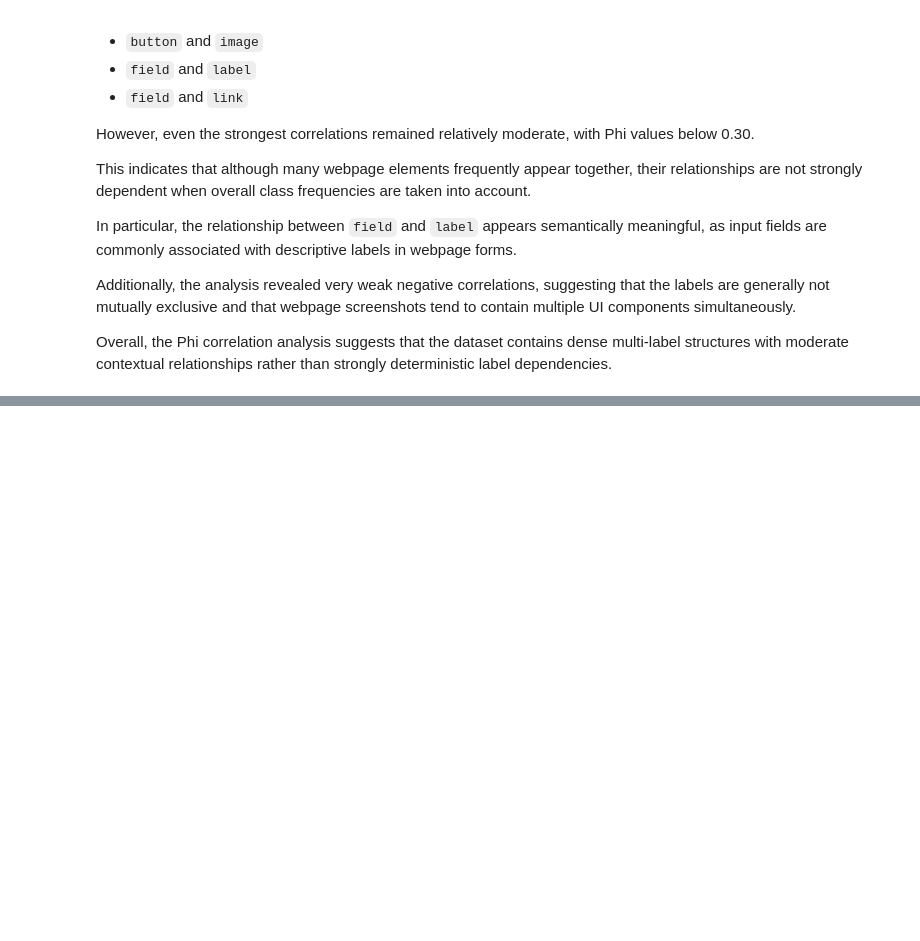
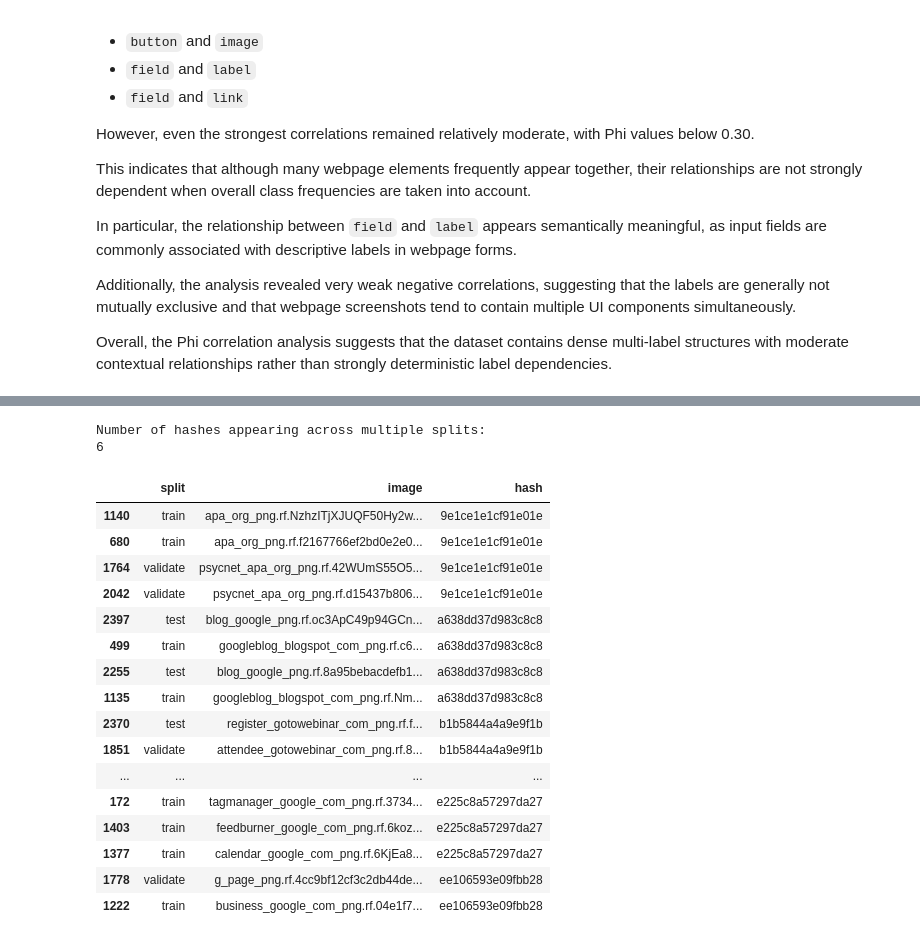
Before and after one commit to AnindyaChakravarty/Multi-label_Image_Classification, a Jupyter notebook: DM.ipynb, the cells around one changed output, grey strips where cells are left out. Cells and saved outputs as stored; diff of their text form; code cells hidden in the pictures; blank space fills up the shorter version.

```diff
--- a/DM.ipynb
+++ b/DM.ipynb
@@ -796,0 +813,10 @@ Overall, the Phi correlation analysis suggests that the dataset contains dense m
+# %%
+import imagehash
+
+# Function to compute perceptual hash
+
+def compute_phash(image_path):
+
+    image = Image.open(image_path)
+
+    return str(imagehash.phash(image))
@@ -796,0 +946,42 @@ Overall, the Phi correlation analysis suggests that the dataset contains dense m
+# %%
+# Count how many splits each hash appears in
+
+split_counts = (
+    hash_df.groupby("hash")["split"]
+    .nunique()
+)
+
+# Hashes appearing in multiple splits
+cross_split_hashes = split_counts[split_counts > 1]
+
+print("Number of hashes appearing across multiple splits:")
+print(len(cross_split_hashes))
+# %% [output]
+Number of hashes appearing across multiple splits:
+6
+# %%
+# Show examples of cross-split duplicates
+
+cross_split_examples = hash_df[
+    hash_df["hash"].isin(cross_split_hashes.index)
+].sort_values("hash")
+
+display(cross_split_examples.head(30))
+# %% [output]
+|  | split | image | hash |
+| 1140 | train | apa_org_png.rf.NzhzITjXJUQF50Hy2w... | 9e1ce1e1cf91e01e |
+| 680 | train | apa_org_png.rf.f2167766ef2bd0e2e0... | 9e1ce1e1cf91e01e |
+| 1764 | validate | psycnet_apa_org_png.rf.42WUmS55O5... | 9e1ce1e1cf91e01e |
+| 2042 | validate | psycnet_apa_org_png.rf.d15437b806... | 9e1ce1e1cf91e01e |
+| 2397 | test | blog_google_png.rf.oc3ApC49p94GCn... | a638dd37d983c8c8 |
+| 499 | train | googleblog_blogspot_com_png.rf.c6... | a638dd37d983c8c8 |
+| 2255 | test | blog_google_png.rf.8a95bebacdefb1... | a638dd37d983c8c8 |
+| 1135 | train | googleblog_blogspot_com_png.rf.Nm... | a638dd37d983c8c8 |
+| 2370 | test | register_gotowebinar_com_png.rf.f... | b1b5844a4a9e9f1b |
+| 1851 | validate | attendee_gotowebinar_com_png.rf.8... | b1b5844a4a9e9f1b |
+| ... | ... | ... | ... |
+| 172 | train | tagmanager_google_com_png.rf.3734... | e225c8a57297da27 |
+| 1403 | train | feedburner_google_com_png.rf.6koz... | e225c8a57297da27 |
+| 1377 | train | calendar_google_com_png.rf.6KjEa8... | e225c8a57297da27 |
+| 1778 | validate | g_page_png.rf.4cc9bf12cf3c2db44de... | ee106593e09fbb28 |
+| 1222 | train | business_google_com_png.rf.04e1f7... | ee106593e09fbb28 |
```
Also changed, not shown: parts of 25 cells of this notebook.
